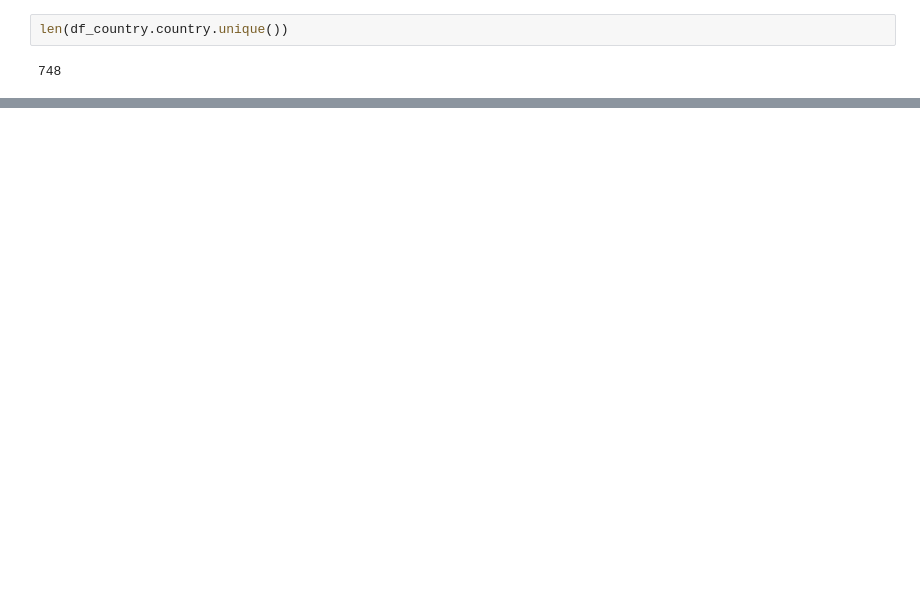
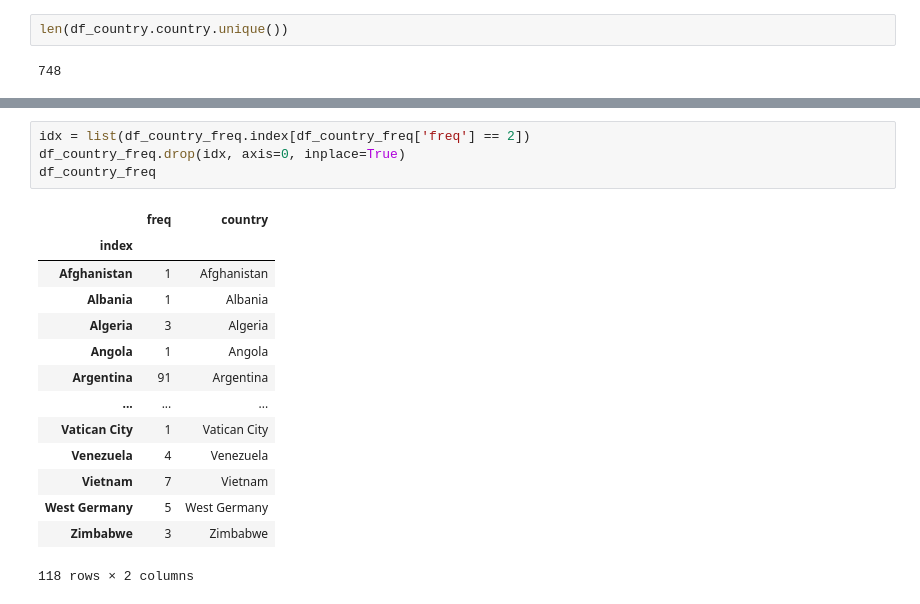
Before and after one commit to WRD397/Projects, a Jupyter notebook: BusinessCase_Netflix_EDA/main.ipynb, the cells around one changed output, grey strips where cells are left out. Saved outputs shown, nothing was run; the diff lists cells and outputs as text; blank space fills up the shorter version.

```diff
--- a/BusinessCase_Netflix_EDA/main.ipynb
+++ b/BusinessCase_Netflix_EDA/main.ipynb
@@ -460,0 +581,19 @@ len(df_country.country.unique())
+# %%
+idx = list(df_country_freq.index[df_country_freq['freq'] == 2])
+df_country_freq.drop(idx, axis=0, inplace=True)
+df_country_freq
+# %% [output]
+|  | freq | country |
+| index |  |  |
+| Afghanistan | 1 | Afghanistan |
+| Albania | 1 | Albania |
+| Algeria | 3 | Algeria |
+| Angola | 1 | Angola |
+| Argentina | 91 | Argentina |
+| ... | ... | ... |
+| Vatican City | 1 | Vatican City |
+| Venezuela | 4 | Venezuela |
+| Vietnam | 7 | Vietnam |
+| West Germany | 5 | West Germany |
+| Zimbabwe | 3 | Zimbabwe |
+118 rows × 2 columns
```
Also changed, not shown: parts of 10 cells of this notebook.
